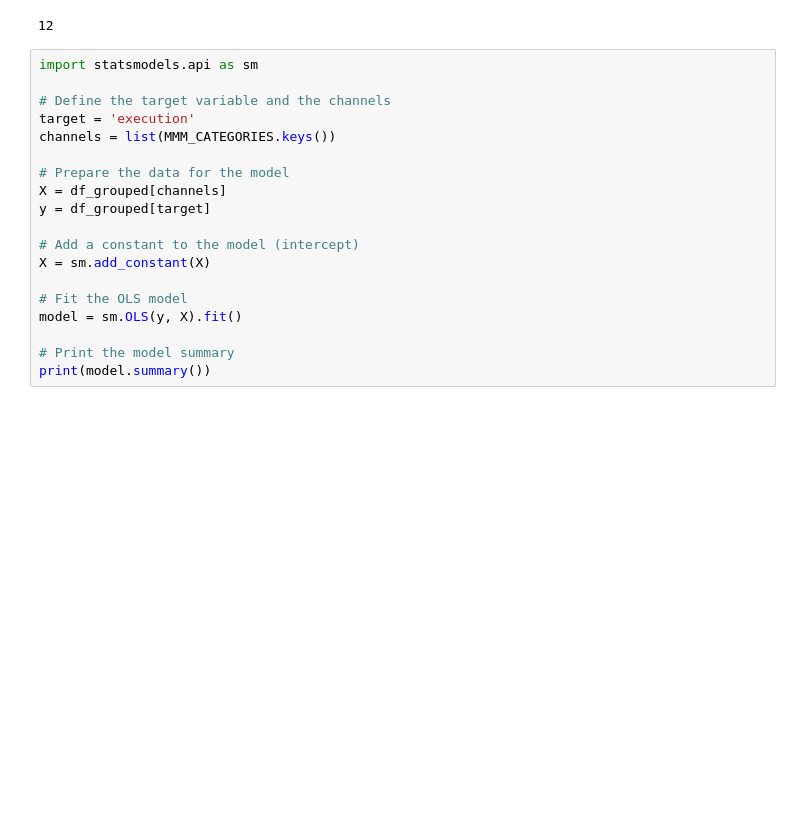
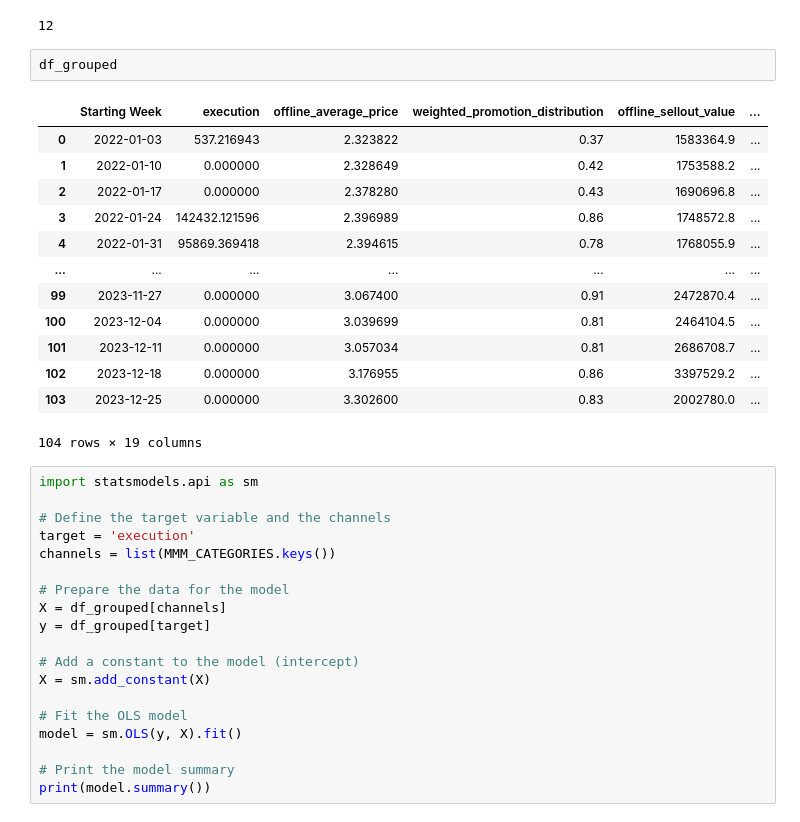
Before and after one commit to CharlesS940/xhec_mmm_loreal, a Jupyter notebook: baseline.ipynb, the cells around one changed output. Saved outputs shown, nothing was run; the diff lists cells and outputs as text; blank space fills up the shorter version.

```diff
--- a/baseline.ipynb
+++ b/baseline.ipynb
@@ -84,6 +92,22 @@ df_grouped['is_holiday'] = df_grouped['Starting Week'].dt.strftime('%Y-W%U').isi
 df_grouped["is_holiday"].sum()
 # %% [output]
 12
+# %%
+df_grouped
+# %% [output]
+|  | Starting Week | execution | offline_average_price | weighted_promotion_distribution | offline_sellout_value | ... |
+| 0 | 2022-01-03 | 537.216943 | 2.323822 | 0.37 | 1583364.9 | ... |
+| 1 | 2022-01-10 | 0.000000 | 2.328649 | 0.42 | 1753588.2 | ... |
+| 2 | 2022-01-17 | 0.000000 | 2.378280 | 0.43 | 1690696.8 | ... |
+| 3 | 2022-01-24 | 142432.121596 | 2.396989 | 0.86 | 1748572.8 | ... |
+| 4 | 2022-01-31 | 95869.369418 | 2.394615 | 0.78 | 1768055.9 | ... |
+| ... | ... | ... | ... | ... | ... | ... |
+| 99 | 2023-11-27 | 0.000000 | 3.067400 | 0.91 | 2472870.4 | ... |
+| 100 | 2023-12-04 | 0.000000 | 3.039699 | 0.81 | 2464104.5 | ... |
+| 101 | 2023-12-11 | 0.000000 | 3.057034 | 0.81 | 2686708.7 | ... |
+| 102 | 2023-12-18 | 0.000000 | 3.176955 | 0.86 | 3397529.2 | ... |
+| 103 | 2023-12-25 | 0.000000 | 3.302600 | 0.83 | 2002780.0 | ... |
+104 rows × 19 columns
 # %%
 import statsmodels.api as sm
 
```
Also changed, not shown: parts of 9 cells of this notebook.
